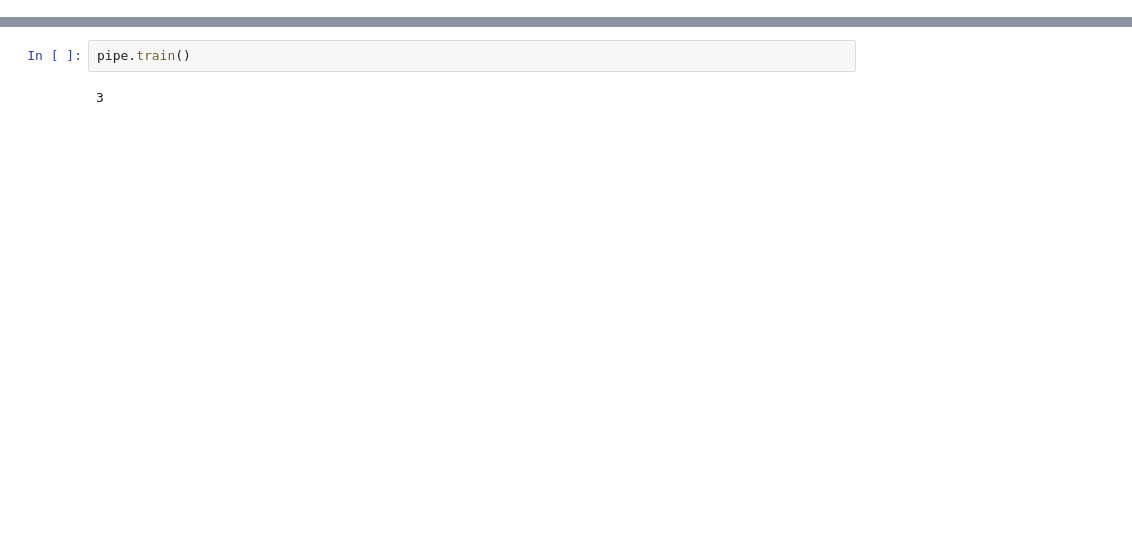
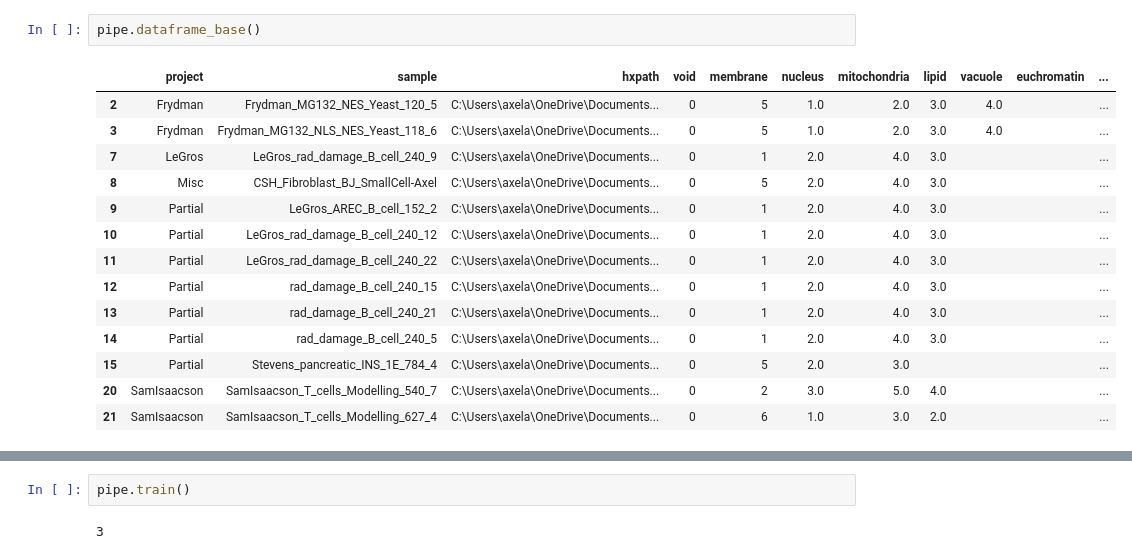
Before and after one commit to ncxt/ncxt_sxtcnn, a Jupyter notebook: dev.ipynb, the cells around one changed output, grey strips where cells are left out. Drawn from its saved outputs; the diff is of its cells as text; blank space fills up the shorter version.

```diff
--- a/dev.ipynb
+++ b/dev.ipynb
@@ -50,0 +82,17 @@ RuntimeError: CUDA error: device-side assert triggered
+# %%
+pipe.dataframe_base()
+# %% [output]
+|  | project | sample | hxpath | void | membrane | nucleus | mitochondria | lipid | vacuole | euchromatin | ... |
+| 2 | Frydman | Frydman_MG132_NES_Yeast_120_5 | C:\Users\axela\OneDrive\Documents... | 0 | 5 | 1.0 | 2.0 | 3.0 | 4.0 |  | ... |
+| 3 | Frydman | Frydman_MG132_NLS_NES_Yeast_118_6 | C:\Users\axela\OneDrive\Documents... | 0 | 5 | 1.0 | 2.0 | 3.0 | 4.0 |  | ... |
+| 7 | LeGros | LeGros_rad_damage_B_cell_240_9 | C:\Users\axela\OneDrive\Documents... | 0 | 1 | 2.0 | 4.0 | 3.0 |  |  | ... |
+| 8 | Misc | CSH_Fibroblast_BJ_SmallCell-Axel | C:\Users\axela\OneDrive\Documents... | 0 | 5 | 2.0 | 4.0 | 3.0 |  |  | ... |
+| 9 | Partial | LeGros_AREC_B_cell_152_2 | C:\Users\axela\OneDrive\Documents... | 0 | 1 | 2.0 | 4.0 | 3.0 |  |  | ... |
+| 10 | Partial | LeGros_rad_damage_B_cell_240_12 | C:\Users\axela\OneDrive\Documents... | 0 | 1 | 2.0 | 4.0 | 3.0 |  |  | ... |
+| 11 | Partial | LeGros_rad_damage_B_cell_240_22 | C:\Users\axela\OneDrive\Documents... | 0 | 1 | 2.0 | 4.0 | 3.0 |  |  | ... |
+| 12 | Partial | rad_damage_B_cell_240_15 | C:\Users\axela\OneDrive\Documents... | 0 | 1 | 2.0 | 4.0 | 3.0 |  |  | ... |
+| 13 | Partial | rad_damage_B_cell_240_21 | C:\Users\axela\OneDrive\Documents... | 0 | 1 | 2.0 | 4.0 | 3.0 |  |  | ... |
+| 14 | Partial | rad_damage_B_cell_240_5 | C:\Users\axela\OneDrive\Documents... | 0 | 1 | 2.0 | 4.0 | 3.0 |  |  | ... |
+| 15 | Partial | Stevens_pancreatic_INS_1E_784_4 | C:\Users\axela\OneDrive\Documents... | 0 | 5 | 2.0 | 3.0 |  |  |  | ... |
+| 20 | SamIsaacson | SamIsaacson_T_cells_Modelling_540_7 | C:\Users\axela\OneDrive\Documents... | 0 | 2 | 3.0 | 5.0 | 4.0 |  |  | ... |
+| 21 | SamIsaacson | SamIsaacson_T_cells_Modelling_627_4 | C:\Users\axela\OneDrive\Documents... | 0 | 6 | 1.0 | 3.0 | 2.0 |  |  | ... |
```
Also changed, not shown: parts of 11 cells of this notebook, 6 other files.
